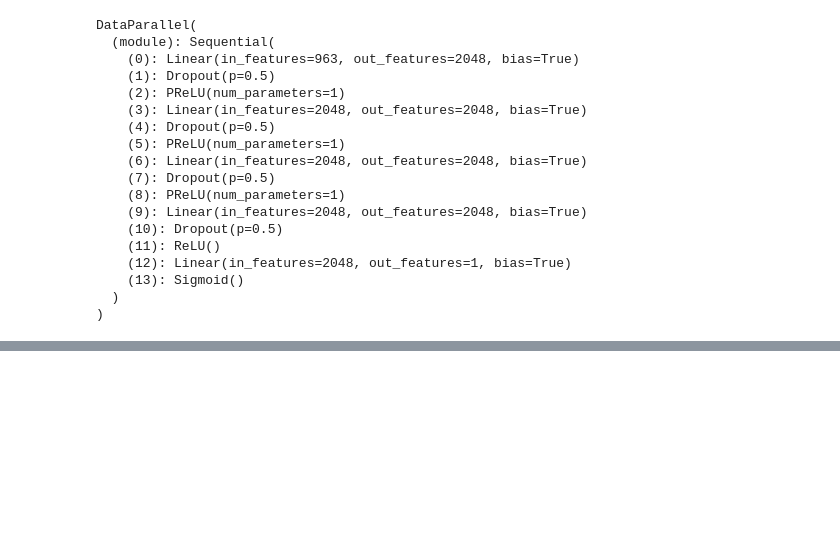
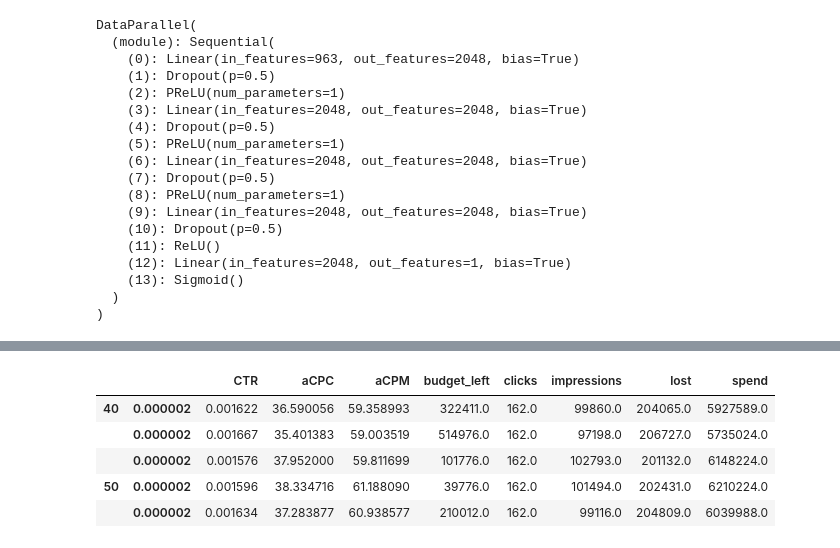
Before and after one commit to FaizalNafis/maai_bid_strategy, a Jupyter notebook: Q4-NN.ipynb, the cells around one changed output, grey strips where cells are left out. Cells and saved outputs as stored; diff of their text form; code cells hidden in the pictures; blank space fills up the shorter version.

```diff
--- a/Q4-NN.ipynb
+++ b/Q4-NN.ipynb
@@ -937,0 +607,24 @@ print(statistics)
+# %%
+%%time
+
+lamda_range = np.linspace(1e-6, 5e-6, num=20)
+const_range = np.arange(10, 100, 10)
+parameter_grid = [(x,i) for x in const_range for i in lamda_range]
+
+statistics = {}
+
+results_ortb2 = {}
+
+# find optimal parameters
+for const, lamda in tqdm(parameter_grid):
+
+    index = (const, lamda)
+
+    agent = BiddingAgent(6250*1000, environment)
+    bids = BidStrategy.ortb2(pCTR, const, lamda)
+
+    agent.simulate(bids)
+    results_ortb2[index] = agent.statistics()
+
+results_ortb2 = pd.DataFrame(results_ortb2).T
+print('done')
@@ -937,0 +635,9 @@ print(statistics)
+# %%
+results_ortb2.sort_values('clicks', ascending=False).head(5)
+# %% [output]
+|  |  | CTR | aCPC | aCPM | budget_left | clicks | impressions | lost | spend |
+| 40 | 0.000002 | 0.001622 | 36.590056 | 59.358993 | 322411.0 | 162.0 | 99860.0 | 204065.0 | 5927589.0 |
+|  | 0.000002 | 0.001667 | 35.401383 | 59.003519 | 514976.0 | 162.0 | 97198.0 | 206727.0 | 5735024.0 |
+|  | 0.000002 | 0.001576 | 37.952000 | 59.811699 | 101776.0 | 162.0 | 102793.0 | 201132.0 | 6148224.0 |
+| 50 | 0.000002 | 0.001596 | 38.334716 | 61.188090 | 39776.0 | 162.0 | 101494.0 | 202431.0 | 6210224.0 |
+|  | 0.000002 | 0.001634 | 37.283877 | 60.938577 | 210012.0 | 162.0 | 99116.0 | 204809.0 | 6039988.0 |
```
Also changed, not shown: parts of 52 cells of this notebook.
